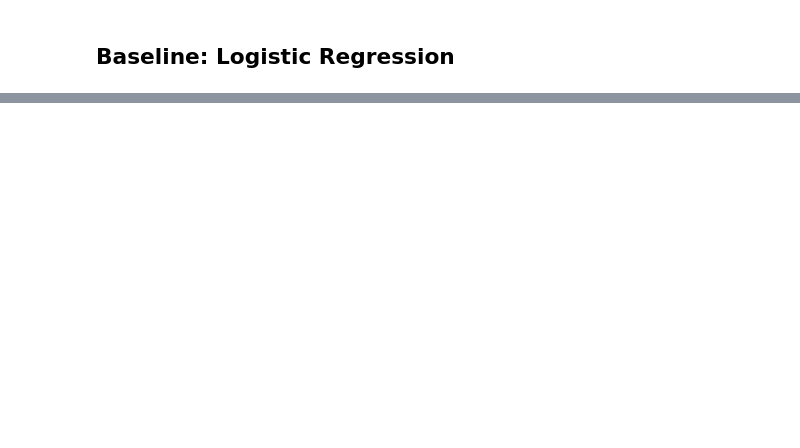
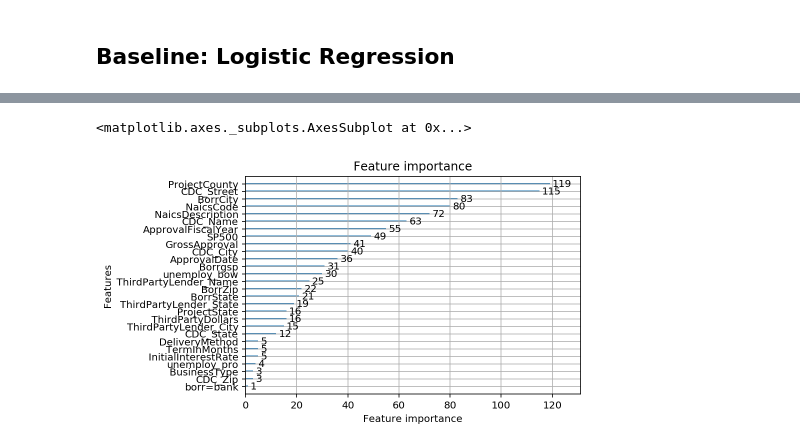
Before and after one commit to AlexaYuqinD/MS-E-246-Project, a Jupyter notebook: MS&E246 Project.ipynb, the cells around one changed output, grey strips where cells are left out. Cells and saved outputs as stored; diff of their text form; code cells hidden in the pictures; blank space fills up the shorter version.

```diff
--- a/MS&E246 Project.ipynb
+++ b/MS&E246 Project.ipynb
@@ -312,0 +345,8 @@ plt.show()
+# %%
+clf = Pipeline(steps=[('preprocessor', preprocessor),
+                      ('classifier', LogisticRegression(penalty='l1'))])
+
+clf.fit(train_X, train_y)
+print("model score: %.3f" % clf.score(val_X, val_y))
+print(classification_report(val_y, clf.predict(val_X)))
+print(roc_auc_score(val_y, clf.predict_proba(val_X)[:,1]))
@@ -312,0 +367,8 @@ plt.show()
+# %%
+clf = Pipeline(steps=[('preprocessor', preprocessor),
+                      ('classifier', LogisticRegression(penalty='l2'))])
+
+clf.fit(train_X, train_y)
+print("model score: %.3f" % clf.score(val_X, val_y))
+print(classification_report(val_y, clf.predict(val_X)))
+print(roc_auc_score(val_y, clf.predict_proba(val_X)[:,1]))
@@ -312,0 +391,24 @@ plt.show()
+# %%
+def run_lgbc(train_X, train_y, val_X, val_y):
+    params = {
+        "objective" : "binary",
+        "metric" : "binary_logloss",
+        "num_leaves" : 30,
+        "min_child_samples" : 100,
+        "learning_rate" : 0.1,
+        "bagging_fraction" : 0.7,
+        "feature_fraction" : 0.5,
+        "bagging_frequency" : 5,
+        "bagging_seed" : 2018,
+    }
+
+    lgtrain = lgb.Dataset(train_X, label=train_y)
+    lgval = lgb.Dataset(val_X, label=val_y)
+    model = lgb.train(params, lgtrain, 1000, valid_sets=[lgval], early_stopping_rounds=100, verbose_eval=100)
+
+    pred_val_y = model.predict(val_X, num_iteration=model.best_iteration)
+    return model, pred_val_y
+# %%
+modelC, pred_val_y = run_lgbc(train_X, train_y, val_X, val_y)
+print(classification_report(val_y, modelC.predict(val_X)>0.5))
+print(roc_auc_score(val_y, modelC.predict(val_X)))
@@ -312,0 +430,5 @@ plt.show()
+# %%
+lgb.plot_importance(modelC)
+# %% [output]
+<matplotlib.axes._subplots.AxesSubplot at 0x...>
+[figure, added]
```
Also changed, not shown: parts of 30 cells of this notebook, 2 other files.
